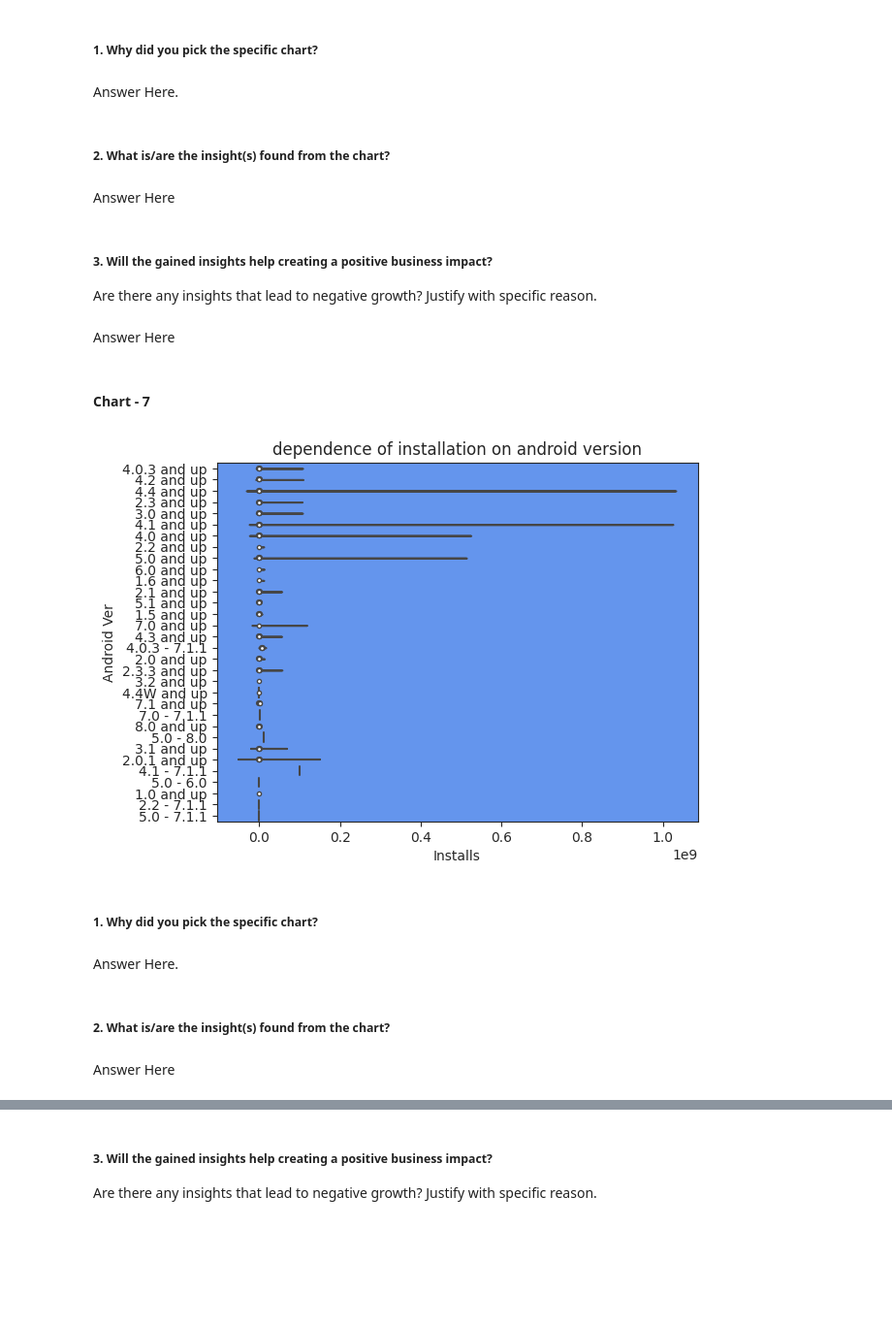
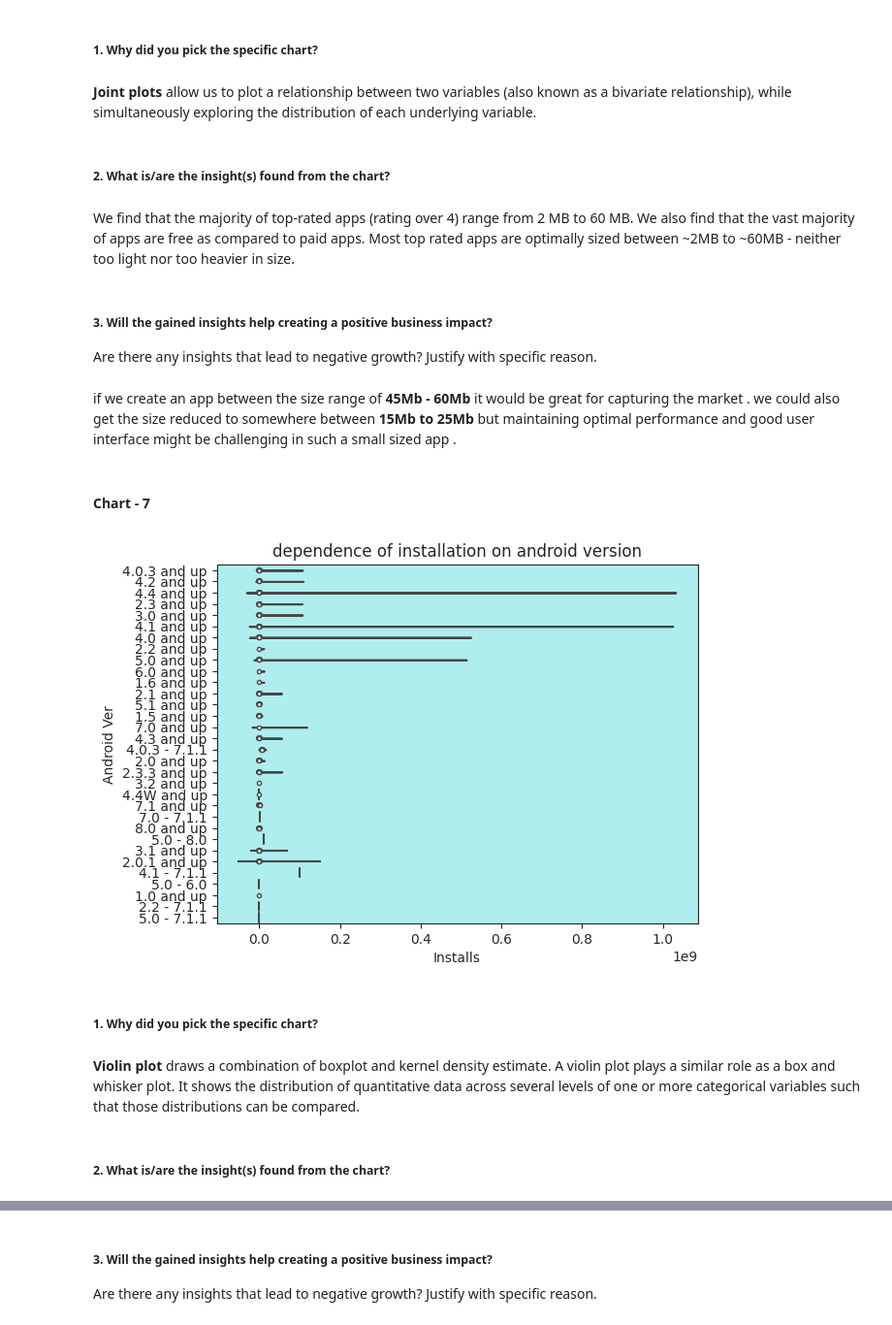
Before and after one commit to srikant-sah/EDA_PLAYSTORE_REVIEW, a Jupyter notebook: SRIKANT_PLAYSTORE_EDA_project(4).ipynb, the cells around one changed output, grey strips where cells are left out. Shown at 97% size. Saved outputs shown, nothing was run; the diff lists cells and outputs as text; code cells hidden in the pictures; blank space fills up the shorter version.

```diff
--- a/SRIKANT_PLAYSTORE_EDA_project(4).ipynb
+++ b/SRIKANT_PLAYSTORE_EDA_project(4).ipynb
@@ -558,7 +553,7 @@ play_df['Reviews'] = play_df['Reviews'].astype(int)
 
 play_df['Price'] = play_df['Price'].str.replace('$' , '')
 play_df['Price'] = play_df['Price'].astype(float)
-
+play_df['Price'].replace('Everyone' , np.nan , inplace = True)
 
 play_df['Installs'] = play_df['Installs'].str.replace('+' , '')
 play_df['Installs'] = play_df['Installs'].str.replace(',' , '')
@@ -722,8 +724,8 @@ Answer Here
 #### Chart - 6
 # %%
 # Chart - 6 visualization code
-sns.set_style("darkgrid")
-ax = sns.jointplot(data = play_df, x= "Size", y = "Rating" , hue="Type")
+sns.set_style("ticks")
+ax = sns.jointplot(data = play_df, x= "Size", y = "Rating" ,kind='hex',color ='lime')
 ax.fig.suptitle("Size vs Rating of Apps", y = 1.05 , fontsize = 19)
 # %% [output]
 Text(0.5, 1.05, 'Size vs Rating of Apps')
@@ -731,32 +733,32 @@ Text(0.5, 1.05, 'Size vs Rating of Apps')
 # %% [markdown]
 ##### 1. Why did you pick the specific chart?
-# %% [markdown]
-Answer Here.
+# %% [markdown]
+**Joint plots** allow us to plot a relationship between two variables (also known as a bivariate relationship), while simultaneously exploring the distribution of each underlying variable.
 # %% [markdown]
 ##### 2. What is/are the insight(s) found from the chart?
-# %% [markdown]
-Answer Here
+# %% [markdown]
+We find that the majority of top-rated apps (rating over 4) range from 2 MB to 60 MB. We also find that the vast majority of apps are free as compared to paid apps.
+Most top rated apps are optimally sized between ~2MB to ~60MB - neither too light nor too heavier in size.
 # %% [markdown]
 ##### 3. Will the gained insights help creating a positive business impact?
 Are there any insights that lead to negative growth? Justify with specific reason.
-# %% [markdown]
-Answer Here
+# %% [markdown]
+if we create an app between the size range of **45Mb - 60Mb** it would be great for capturing the market . we could also get the size reduced to somewhere between **15Mb to 25Mb** but maintaining optimal performance and good user interface might be challenging in such a small sized app .
 # %% [markdown]
 #### Chart - 7
 # %%
 # Chart - 7 visualization code
 sns.set_style('ticks')
 ax = sns.violinplot(y ='Android Ver', x ='Installs' ,data = play_df)
-ax.set_facecolor('cornflowerblue')
+ax.set_facecolor('paleturquoise')
 plt.title('dependence of installation on android version')
 plt.show()
 # %% [output]
-[figure, old version]
+[figure, new version]
 # %% [markdown]
 ##### 1. Why did you pick the specific chart?
-# %% [markdown]
-Answer Here.
+# %% [markdown]
+**Violin plot**  draws a combination of boxplot and kernel density estimate.
+A violin plot plays a similar role as a box and whisker plot. It shows the distribution of quantitative data across several levels of one or more categorical variables such that those distributions can be compared.
 # %% [markdown]
 ##### 2. What is/are the insight(s) found from the chart?
-# %% [markdown]
-Answer Here
```
Also changed, not shown: parts of 75 cells of this notebook.
